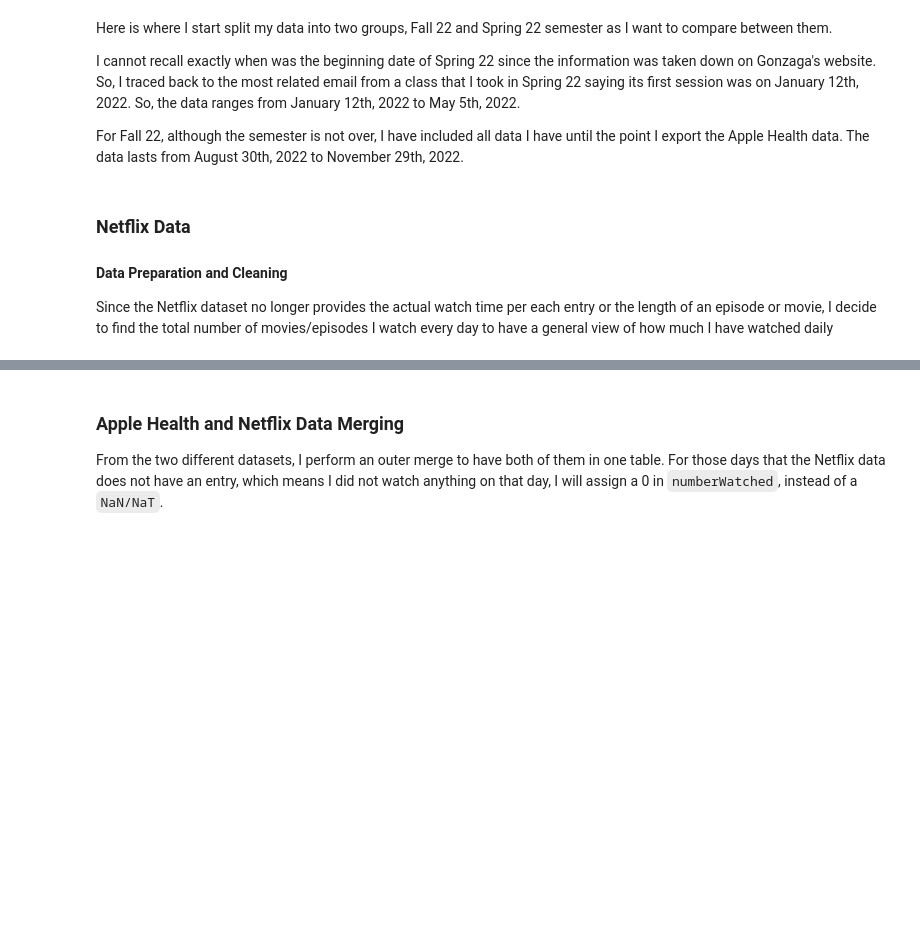
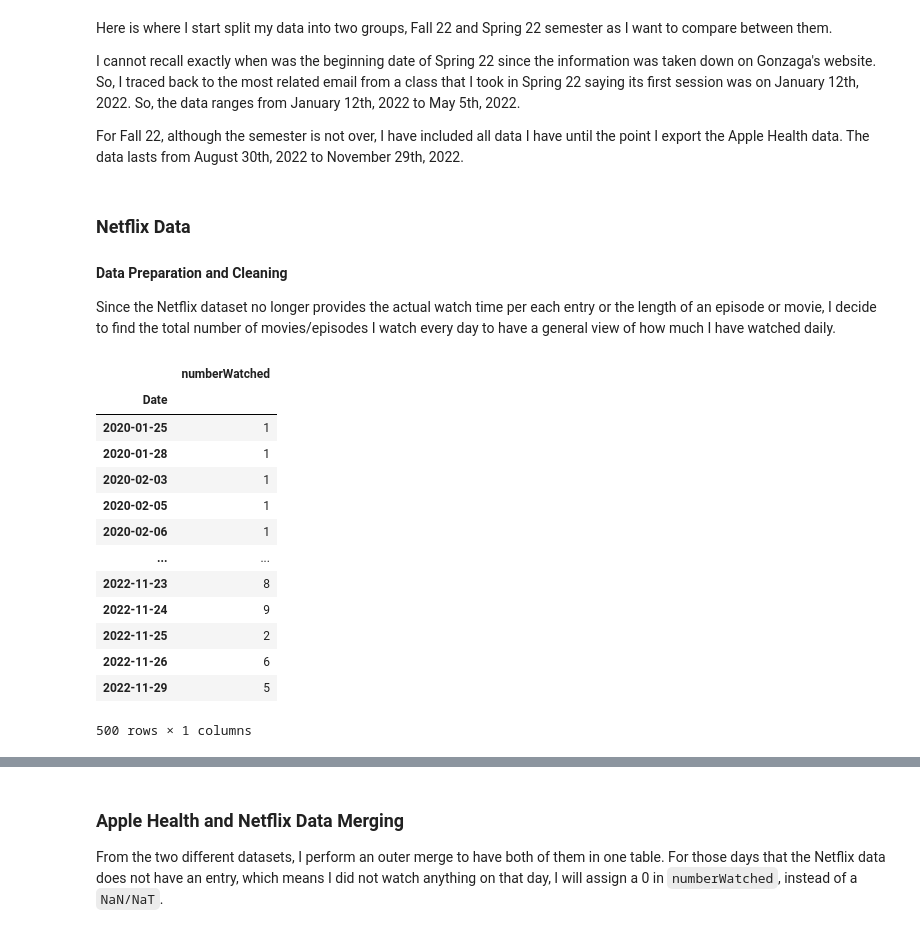
Before and after one commit to tonixsmm/FinalProject, a Jupyter notebook: ProjectNotebook.ipynb, the cells around one changed output, grey strips where cells are left out. Saved outputs shown, nothing was run; the diff lists cells and outputs as text; code cells hidden in the pictures; blank space fills up the shorter version.

```diff
--- a/ProjectNotebook.ipynb
+++ b/ProjectNotebook.ipynb
@@ -200,6 +208,23 @@ For Fall 22, although the semester is not over, I have included all data I have
 # %% [markdown]
 ### Netflix Data
 #### Data Preparation and Cleaning
-Since the Netflix dataset no longer provides the actual watch time per each entry or the length of an episode or movie, I decide to find the total number of movies/episodes I watch every day to have a general view of how much I have watched daily
+Since the Netflix dataset no longer provides the actual watch time per each entry or the length of an episode or movie, I decide to find the total number of movies/episodes I watch every day to have a general view of how much I have watched daily.
 # %%
 nf = utils.load_netflix()
+nf = utils.netflix_count(nf)
+nf
+# %% [output]
+|  | numberWatched |
+| Date |  |
+| 2020-01-25 | 1 |
+| 2020-01-28 | 1 |
+| 2020-02-03 | 1 |
+| 2020-02-05 | 1 |
+| 2020-02-06 | 1 |
+| ... | ... |
+| 2022-11-23 | 8 |
+| 2022-11-24 | 9 |
+| 2022-11-25 | 2 |
+| 2022-11-26 | 6 |
+| 2022-11-29 | 5 |
+500 rows × 1 columns
```
Also changed, not shown: parts of 12 cells of this notebook, 1 other file.
